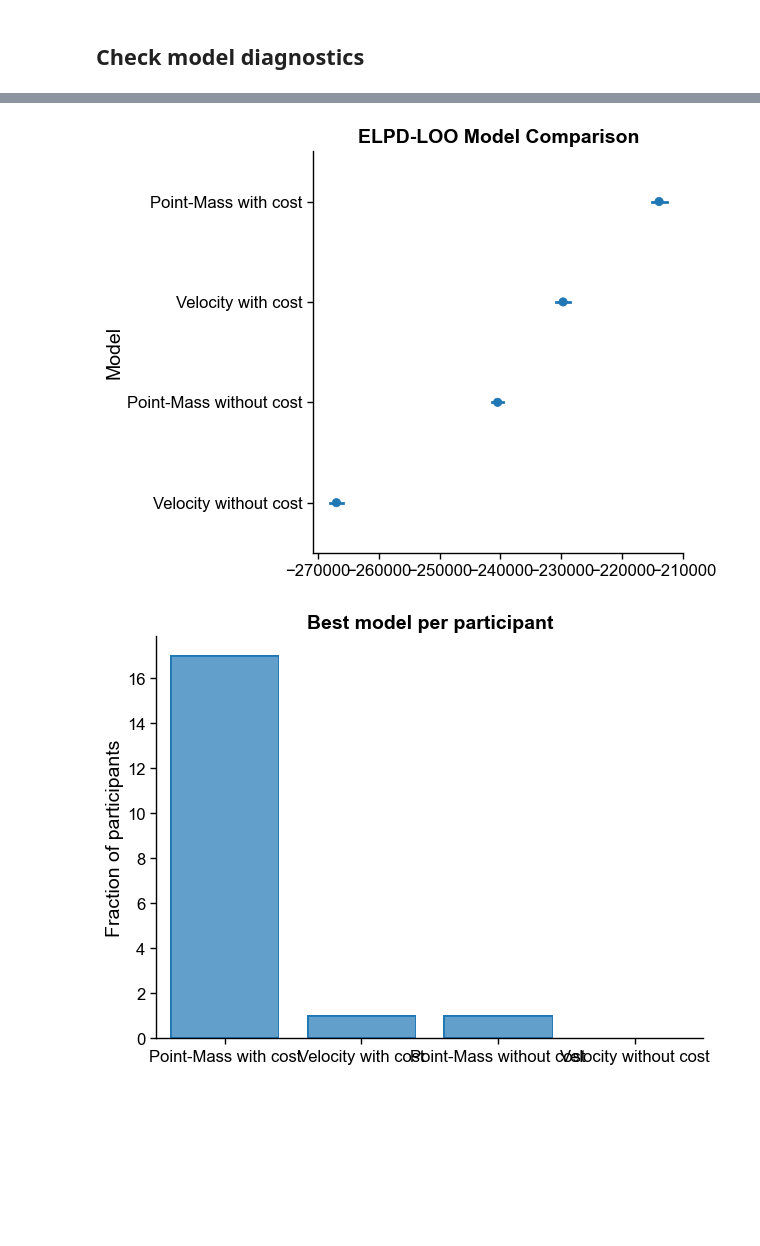
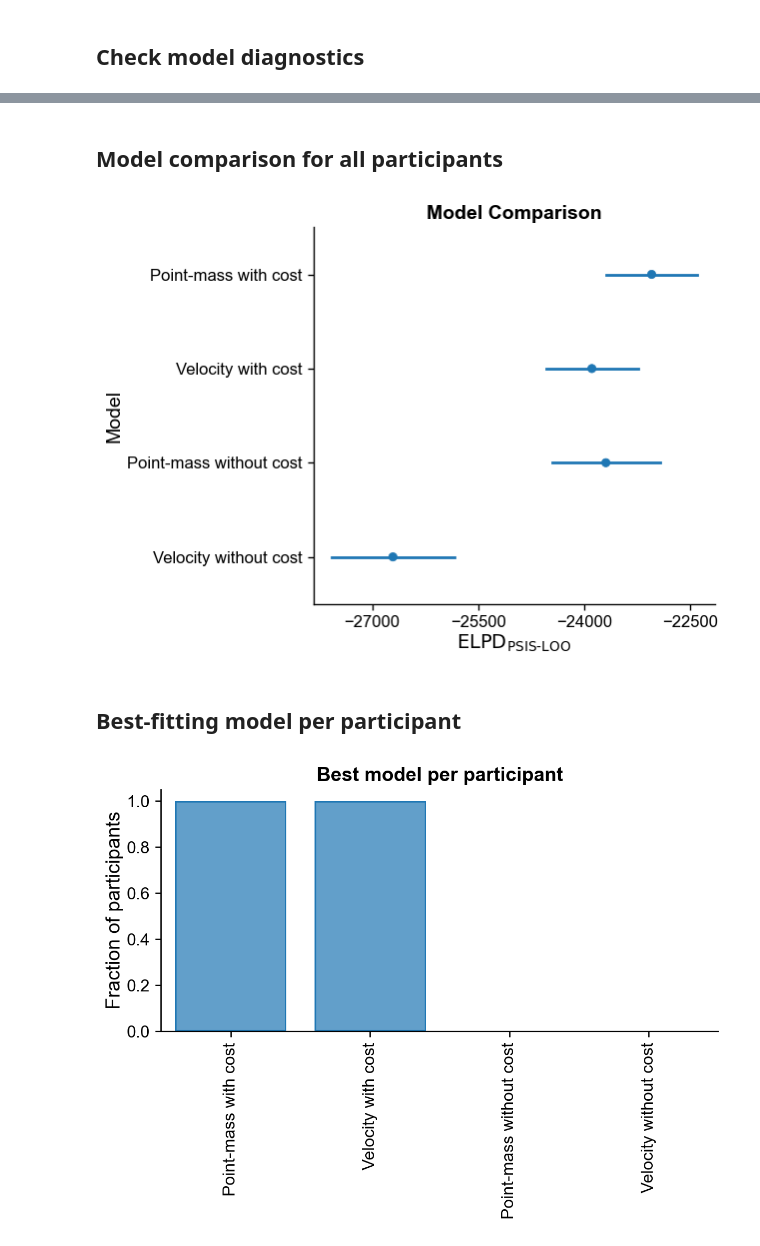
Before and after one commit to dominikstrb/cpp-proprioception, a Jupyter notebook: notebooks/MethodsPaper.ipynb, the cells around one changed output, grey strips where cells are left out. Drawn from its saved outputs; the diff is of its cells as text; code cells hidden in the pictures; blank space fills up the shorter version.

```diff
--- a/notebooks/MethodsPaper.ipynb
+++ b/notebooks/MethodsPaper.ipynb
@@ -19,6 +19,7 @@ from cppp.utils import concat_log_likelihoods
 # %%
 # get the participant IDs from the data
 participants = load_multisensory_data(base_path="../data")["participant"].unique()
-participants
+participants = participants[:1]
+len(participants)
 # %% [output]
 Multisensory DataFrame loaded from ../data/multisensory/df_all_phases_all_participants.csv with shape: (492343, 14)
@@ -125,12 +143,16 @@ loo_df
 # comparison_df = comparison_df.reset_index().rename(columns={"index": "model"})
 
 short_model_name = {
-    "BoundedActorPointMassDynamics": "Point-Mass with cost",
+    "BoundedActorPointMassDynamics": "Point-mass with cost",
     "BoundedActor":                  "Velocity with cost",
-    "OptimalActorPointMassDynamics": "Point-Mass without cost",
+    "OptimalActorPointMassDynamics": "Point-mass without cost",
     "OptimalActor":                  "Velocity without cost",
 }
 loo_df["model_short"] = loo_df["model"].map(short_model_name)
+df["model_short"] = df["model"].map(short_model_name)
 
-model_order = ["Point-Mass with cost", "Velocity with cost", "Point-Mass without cost", "Velocity without cost"]
+df["cost"] = df["model_short"].apply(lambda x: "with cost" if "with cost" in x else "without cost")
+df["dynamics"] = df["model_short"].apply(lambda x: "Point-mass" if "Point-mass" in x else "Velocity")
+
+model_order = ["Point-mass with cost", "Velocity with cost", "Point-mass without cost", "Velocity without cost"]
 palette     = dict(zip(model_order, sns.color_palette("colorblind", 4)))
@@ -137,4 +171,7 @@ palette     = dict(zip(model_order, sns.color_palette("colorblind", 4)))
+# %% [markdown]
+## Model comparison for all participants
 # %%
+# sum up ELPDs across participants for each model, and compute the standard error of the sum
 group_stats = (
     loo_df.groupby("model_short")
     .apply(lambda x: pd.Series({
@@ -145,38 +182,44 @@ group_stats = (
     .reset_index()
 )
 
-group_stats["elpd_low"] = group_stats["elpd_loo_sum"] - group_stats["se_sum"]
-group_stats["elpd_high"] = group_stats["elpd_loo_sum"] + group_stats["se_sum"]
+# compute the lower and upper bounds of ELPD 95 % CIs (+- 1.96 * se) of the ELPD-LOO sum for each model
+group_stats["elpd_low"] = group_stats["elpd_loo_sum"] - 1.96 * group_stats["se_sum"]
+group_stats["elpd_high"] = group_stats["elpd_loo_sum"] + 1.96 * group_stats["se_sum"]
 
 g = (so.Plot(group_stats, y="model_short", x="elpd_loo_sum")
       .add(so.Dot())
       .add(so.Range(), xmin="elpd_low", xmax="elpd_high")
       # .add(so.Dot(pointsize=2), so.Jitter())
-      .scale(y=so.Nominal(order=model_order))
-      .label(x="", y="Model", title="ELPD-LOO Model Comparison")
+      .scale(y=so.Nominal(order=model_order),
+             x=so.Continuous().tick(upto=4))
+      .label(x=r"$\text{ELPD}_{\text{PSIS-LOO}}$", y="Model", title="Model Comparison")
       .show()
 )
 # %% [output]
-[figure, old version]
+[figure, new version]
+# %% [markdown]
+## Best-fitting model per participant
 # %%
 best_per_participant = (
-    loo_df.loc[loo_df.groupby("participant")["elpd_loo"].idxmax(), "model_short"]
+    loo_df.loc[loo_df.groupby("participant")["elpd_loo"].idxmax(), ["model_short", "participant"]]
 )
 
 win_counts = (
-    best_per_participant.value_counts()
+    best_per_participant["model_short"].value_counts()
     .reindex(model_order, fill_value=0)
     .reset_index()
 )
 win_counts.columns = ["model_short", "wins"]
 win_counts["n_participants"] = win_counts["wins"]
 
-(
+g = (
     so.Plot(win_counts, x="model_short", y="n_participants")
     .add(so.Bar())
     .scale(x=so.Nominal(order=model_order))
     .label(x="", y="Fraction of participants", title="Best model per participant")
-    .show()
-)
+).plot()
+for axis in g._figure.axes:
+    axis.xaxis.set_tick_params(rotation=90)
+g
 # %% [output]
-[figure, old version]
+[figure, new version]
```
Also changed, not shown: parts of 15 cells of this notebook, 5 other files.
